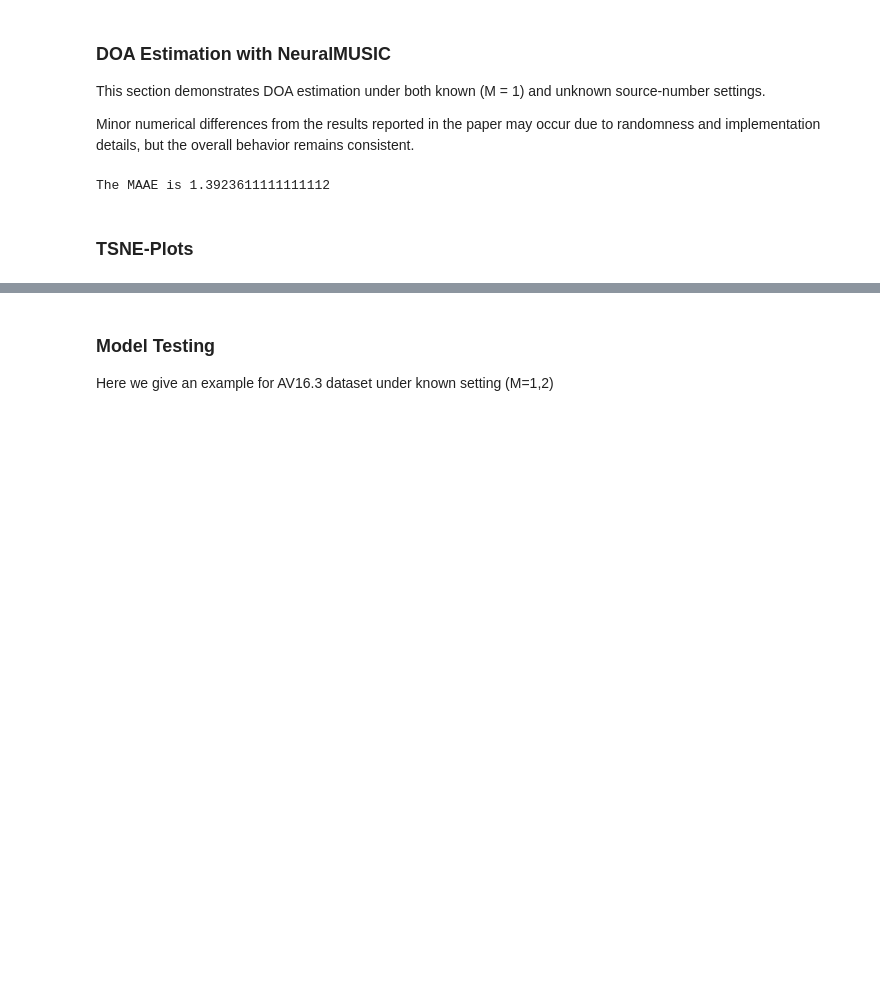
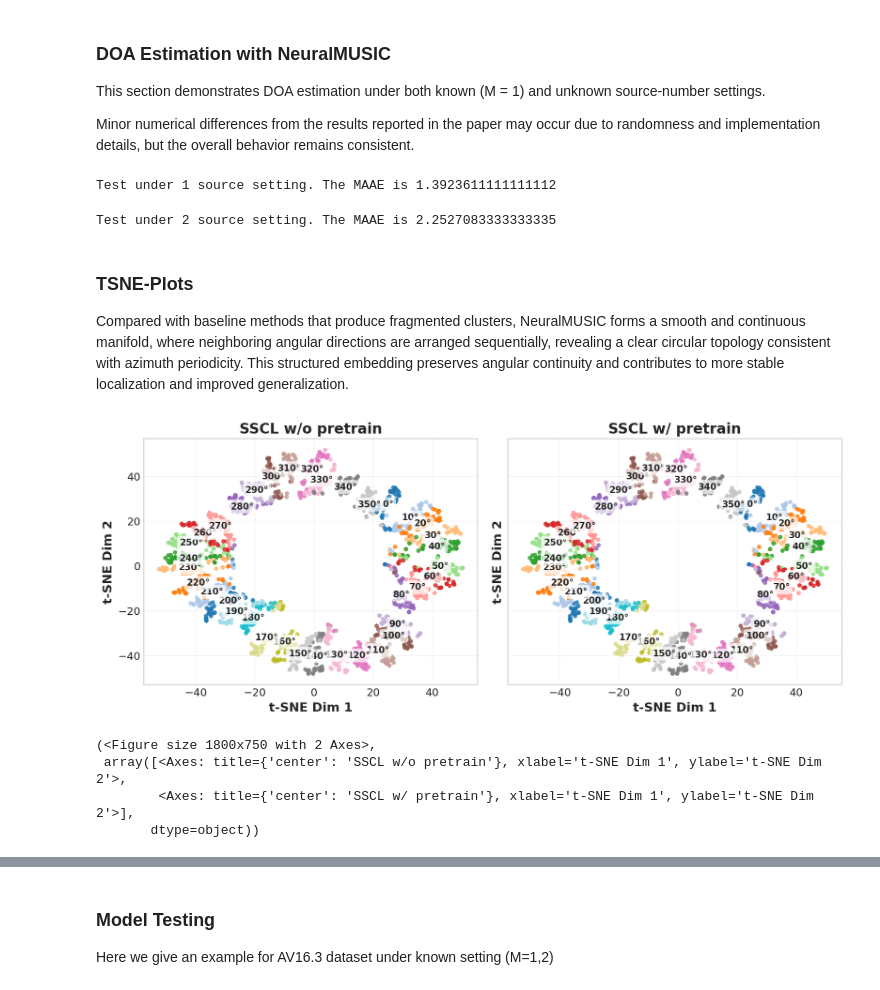
Before and after one commit to yizhuoyang/NeuralMUSIC, a Jupyter notebook: NeuralMusic.ipynb, the cells around one changed output, grey strips where cells are left out. Saved outputs shown, nothing was run; the diff lists cells and outputs as text; code cells hidden in the pictures; blank space fills up the shorter version.

Commit message:
add tsne for notebook

```diff
--- a/NeuralMusic.ipynb
+++ b/NeuralMusic.ipynb
@@ -147,6 +149,5 @@ def evaluate_ours_known(val_loader,M,device):
 # %%
-device = torch.device("cuda:0" if torch.cuda.is_available() else "cpu")
-N, T, M = 4,1600,1
+N, T = 4,1600
 input_channel = 8
 data_dir = '/media/kemove/T9/sound_source_loc/simulation_data'
 mic_offset = np.array([[ 45.7/1000/2, 45.7/1000/2, 0.0],
@@ -154,15 +155,18 @@ mic_offset = np.array([[ 45.7/1000/2, 45.7/1000/2, 0.0],
                     [-45.7/1000/2,  -45.7/1000/2, 0.0],
                     [45.7/1000/2,  -45.7/1000/2, 0.0]])
 
-val_dataset= GSC_Loader(root=data_dir,mic_offsets=mic_offset,subset="val",model='CNN',time_aug=False,coherent=1,num_source=M)
-val_loader = DataLoader(val_dataset, batch_size=1, shuffle=False, num_workers=4)
-model      = NeuralMusic(N, T, M,device=device,input_channel=input_channel).to(device)
-model_path = f'/media/kemove/T9/sound_source_loc/simulation_data/3-31/saved_simulation_attention_new/ours_1.0_1_1/best_model'
-model.load_state_dict(torch.load(model_path),strict=False)
-model.eval()
-
-predictions,ground_truths = evaluate_ours_known(val_loader,M,device)
+for M in [1,2]:
+    val_dataset= GSC_Loader(root=data_dir,mic_offsets=mic_offset,subset="val",model='CNN',time_aug=False,coherent=1,num_source=M)
+    val_loader = DataLoader(val_dataset, batch_size=1, shuffle=False, num_workers=4)
+    model      = NeuralMusic(N, T, M,device=device,input_channel=input_channel).to(device)
+    model_path = f'/media/kemove/T9/sound_source_loc/simulation_data/3-31/saved_simulation_attention_new/ours_1.0_1_{M}/best_model'
+    model.load_state_dict(torch.load(model_path),strict=False)
+    model.eval()
+    predictions,ground_truths,probs = evaluate_ours_known(val_loader,M,device)
 # %% [output]
-The MAAE is 1.3923611111111112
+Test under 1 source setting. The MAAE is 1.3923611111111112
+Test under 2 source setting. The MAAE is 2.2527083333333335
 # %% [markdown]
 ### TSNE-Plots
+Compared with baseline methods that produce fragmented clusters, NeuralMUSIC forms a smooth and continuous manifold, where neighboring angular directions are arranged sequentially, revealing a clear circular topology consistent with azimuth periodicity.
+This structured embedding preserves angular continuity and contributes to more stable localization and improved generalization.
@@ -169,3 +215,25 @@ The MAAE is 1.3923611111111112
+# %%
+rx_features = np.array(rx_features)
+rx_labels = np.array(rx_labels)
+
+tsne = TSNE(n_components=2, perplexity=20, random_state=42)
+tsne_result = tsne.fit_transform(rx_features)
+# %%
+# tsne_result_list = [tsne_result_a, tsne_result_b, tsne_result_c, ...]
+plot_tsne_clusters_multi(
+    rx_labels=rx_labels,
+    tsne_results=[tsne_result, tsne_result],
+    titles=["SSCL w/o pretrain", "SSCL w/ pretrain"],
+    ncols=2,
+    share_axes=True,
+    show_legend=False,
+)
+# %% [output]
+[figure, added]
+(<Figure size 1800x750 with 2 Axes>,
+ array([<Axes: title={'center': 'SSCL w/o pretrain'}, xlabel='t-SNE Dim 1', ylabel='t-SNE Dim 2'>,
+        <Axes: title={'center': 'SSCL w/ pretrain'}, xlabel='t-SNE Dim 1', ylabel='t-SNE Dim 2'>],
+       dtype=object))
 # %% [markdown]
 ## Performance on SoClas, AFPILD, and AV16.3 Datasets
 
```
Also changed, not shown: parts of 9 cells of this notebook, 3 other files.
